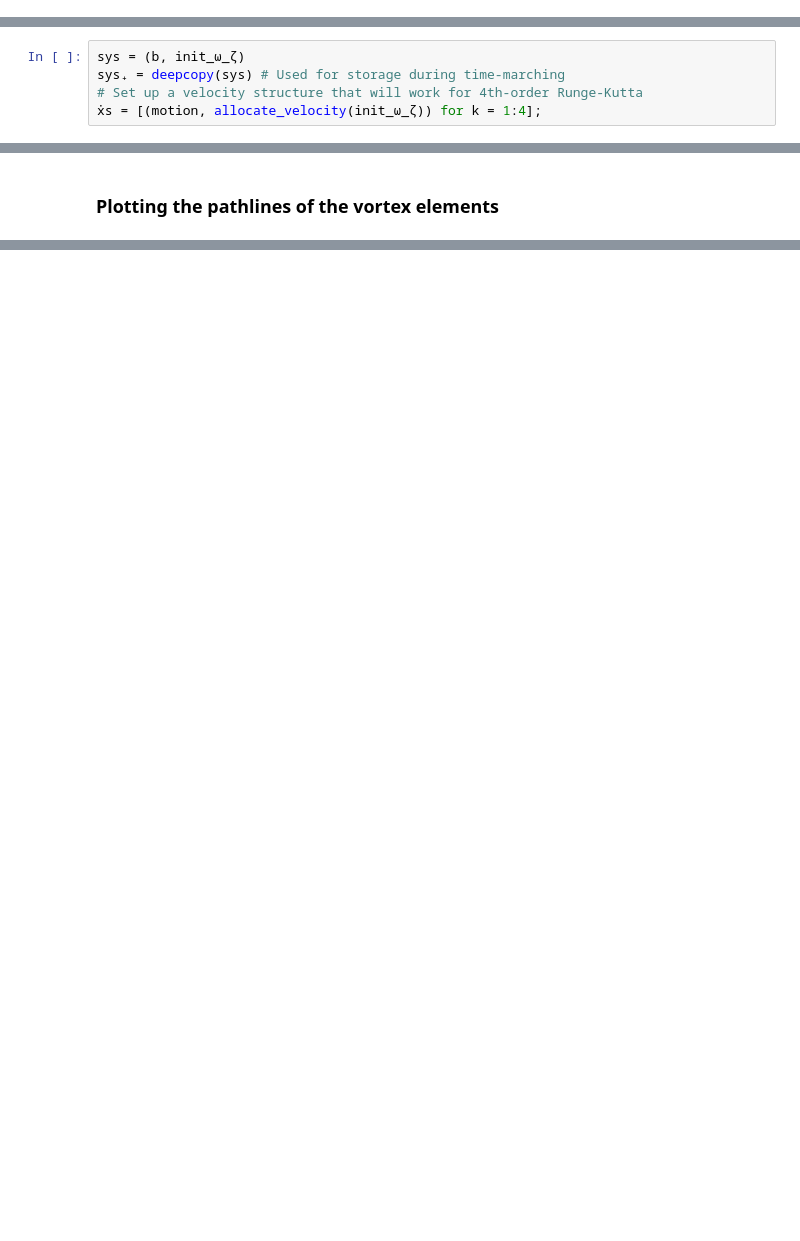
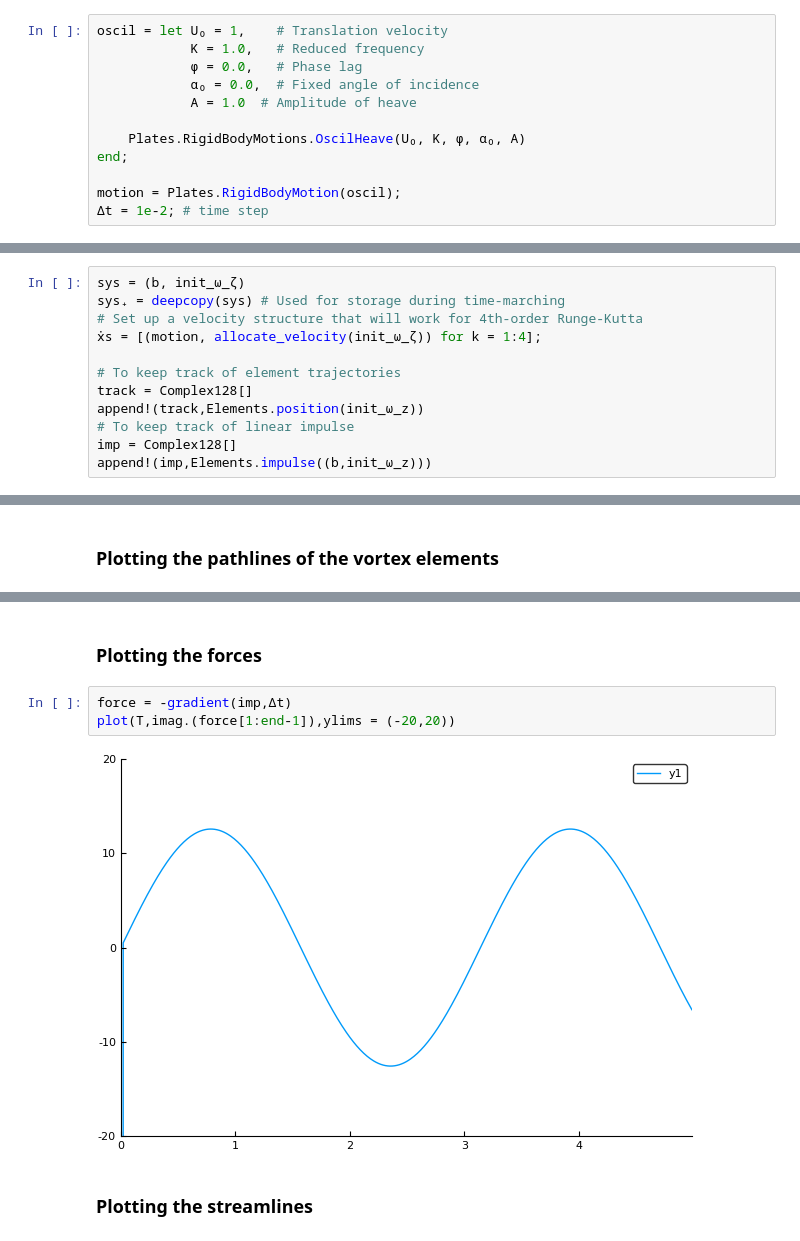
Before and after one commit to darwindarak/PotentialFlow.jl, a Jupyter notebook: binder/notebooks/Conformally mapped body.ipynb, the cells around one changed output, grey strips where cells are left out. Drawn from its saved outputs; the diff is of its cells as text; blank space fills up the shorter version.

```diff
--- a/binder/notebooks/Conformally mapped body.ipynb
+++ b/binder/notebooks/Conformally mapped body.ipynb
@@ -253,3 +212,15 @@ motion = RigidBodyMotion(ċ, α̇);
+# %%
+oscil = let U₀ = 1,    # Translation velocity
+            K = 1.0,   # Reduced frequency
+            ϕ = 0.0,   # Phase lag
+            α₀ = 0.0,  # Fixed angle of incidence
+            A = 1.0  # Amplitude of heave
+
+    Plates.RigidBodyMotions.OscilHeave(U₀, K, ϕ, α₀, A)
+end;
+
+motion = Plates.RigidBodyMotion(oscil);
+Δt = 1e-2; # time step
 # %% [markdown]
 ### Set up initial vortices
 # %% [markdown]
@@ -275,3 +240,10 @@ sys = (b, init_ω_ζ)
 sys₊ = deepcopy(sys) # Used for storage during time-marching
 # Set up a velocity structure that will work for 4th-order Runge-Kutta
 ẋs = [(motion, allocate_velocity(init_ω_ζ)) for k = 1:4];
+
+# To keep track of element trajectories
+track = Complex128[]
+append!(track,Elements.position(init_ω_z))
+# To keep track of linear impulse
+imp = Complex128[]
+append!(imp,Elements.impulse((b,init_ω_z)))
@@ -310,0 +291,9 @@ display(ps)
+# %% [markdown]
+### Plotting the forces
+# %%
+force = -gradient(imp,Δt)
+plot(T,imag.(force[1:end-1]),ylims = (-20,20))
+# %% [output]
+[figure, added]
+# %% [markdown]
+### Plotting the streamlines
```
Also changed, not shown: parts of 33 cells of this notebook, 3 other files.
